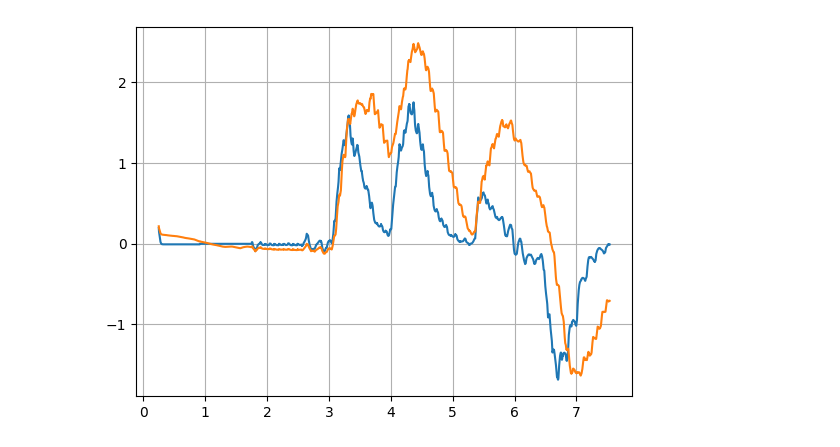
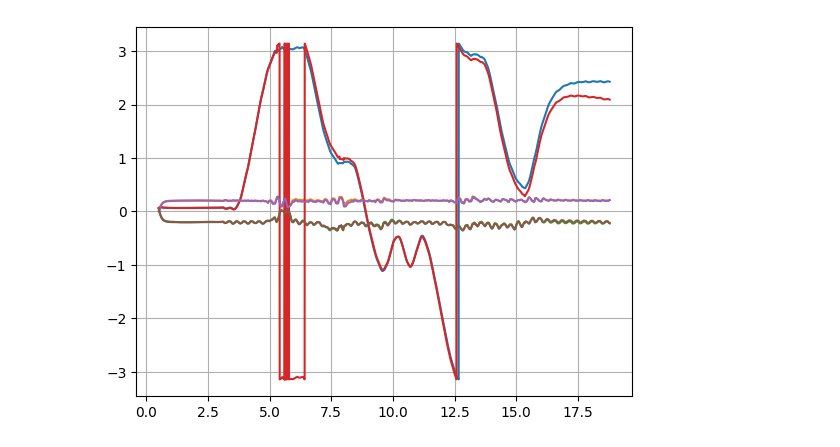
Before and after one commit to bearves/PyDog, a Jupyter notebook: StateEstTuning/Tuning_EKF.ipynb, the cells around one changed output. Cells and saved outputs as stored; diff of their text form; code cells hidden in the pictures.

```diff
--- a/StateEstTuning/Tuning_EKF.ipynb
+++ b/StateEstTuning/Tuning_EKF.ipynb
@@ -135,16 +135,19 @@ for i in range(0, total_step):
 est_p_wb = robot_state[:, 0:3]
 est_v_wb = robot_state[:, 3:6]
 est_q_bw = robot_state[:, 6:10]
+est_p_tip = robot_state[:, 10:22]
+est_bias_acc = robot_state[:, 22:25]
+est_bias_gyr = robot_state[:, 25:28]
 
 est_rpy_wb = np.zeros((total_step, 3))
-rpy_real_wb = np.zeros((total_step, 3))
+real_rpy_wb = np.zeros((total_step, 3))
 
 for i in range(total_step):
     est_q_wb_i = rse.quat_inv(est_q_bw[i, :])
     #est_q_wb_i = est_q_bw[i, :]
     est_rpy_wb[i, :] = rot.from_quat(est_q_wb_i).as_euler('ZYX')
     q_real_wb_i = body_act_orn[i, :]
-    rpy_real_wb[i, :] = rot.from_quat(q_real_wb_i).as_euler('ZYX')
+    real_rpy_wb[i, :] = rot.from_quat(q_real_wb_i).as_euler('ZYX')
 # %%
 print(x)
 tend = total_step
@@ -162,7 +185,6 @@ plt.grid(True)
 # %%
-plt.plot(time[0:tend], body_act_vel[0:tend, 0])
-plt.plot(time[0:tend], est_v_wb[0:tend, 0])
-#plt.xlim([5,10])
+plt.plot(time[0:tend], real_rpy_wb[0:tend, :])
+plt.plot(time[0:tend], est_rpy_wb[0:tend, :])
 plt.grid(True)
 # %% [output]
-[figure, old version]
+[figure, new version]
```
Also changed, not shown: parts of 6 cells of this notebook, 2 other files.
